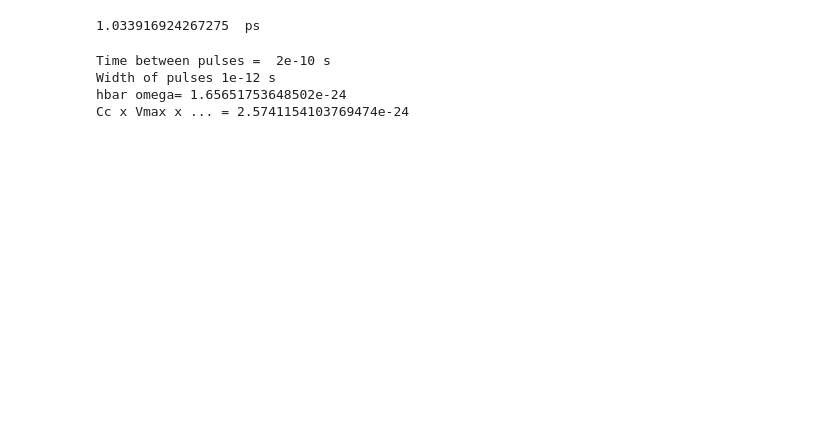
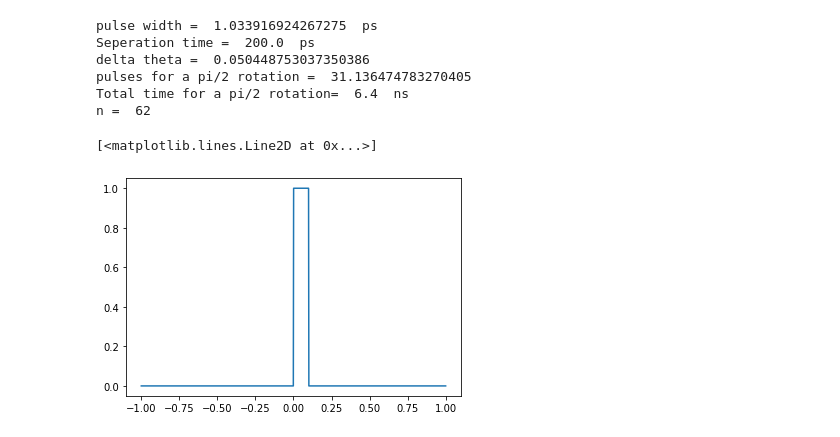
Before and after one commit to LeonG69/MRes, a Jupyter notebook: testing2.ipynb, the cells around one changed output. Cells and saved outputs as stored; diff of their text form; code cells hidden in the pictures; blank space fills up the shorter version.

```diff
--- a/testing2.ipynb
+++ b/testing2.ipynb
@@ -12,29 +12,37 @@ C_tot = C + C_c
 omega = 2*np.pi*5e9 # qubit frequency 5 GHz
 T_sep = 2*np.pi/omega # time between pulses
 K_j = 483597.8484e9 # flux quantum Hz/V
+Phi_0 = 2.067833758e-15 # flux quantum Wb
 V_max = 2e-3 # pulse height 2 mV
 pulse_width = 1/(V_max*K_j)
-print(pulse_width*1e12,' ps')
+delta_theta = C_c*Phi_0*np.sqrt((2*omega)/(hbar*C_tot))
+T_tot = (int(np.pi/(2*delta_theta)) + 1) * T_sep
+n = round(np.pi/(delta_theta))
+print("pulse width = ",pulse_width*1e12,' ps')
+print("Seperation time = ",T_sep*1e12,' ps')
+print("delta theta = ",delta_theta)
+print("pulses for a pi/2 rotation = ",np.pi/(2*delta_theta))
+print("Total time for a pi/2 rotation= ",T_tot*1e9,' ns')
+print("n = ", n)
 # %% [output]
-1.033916924267275  ps
+pulse width =  1.033916924267275  ps
+Seperation time =  200.0  ps
+delta theta =  0.050448753037350386
+pulses for a pi/2 rotation =  31.136474783270405
+Total time for a pi/2 rotation=  6.4  ns
+n =  62
 # %%
+# def ddf(x,width):
+#     val = np.zeros_like(x)
+#     val[(-(width/2)<=x) & (x<=(width/2))] = 1
+#     return val
+
 def ddf(x,width):
     val = np.zeros_like(x)
-    val[(-(width/2)<=x) & (x<=(width/2))] = 1
+    val[(0<=x) & (x<=(width))] = 1
     return val
+
+plt.plot(np.linspace(-1,1,1000),ddf(np.linspace(-1,1,1000),0.1))
+# %% [output]
+[<matplotlib.lines.Line2D at 0x...>]
+[figure, added]
-# %%
-n = 20
-time_sep = 1/5e9
-pulse_width = 1e-12
-print("Time between pulses = ",1/5e9,"s")
-print("Width of pulses", 1e-12,"s")
-print("hbar omega=",hbar*omega*0.5)
-print("Cc x Vmax x ... =",C_c*0.002*np.sqrt(hbar * omega * (1/(2*C))))
-
-a1 = hbar*omega*0.5
-a2 = C_c*0.002*np.sqrt(hbar * omega * (1/(2*C)))
-# %% [output]
-Time between pulses =  2e-10 s
-Width of pulses 1e-12 s
-hbar omega= 1.65651753648502e-24
-Cc x Vmax x ... = 2.5741154103769474e-24
```
Also changed, not shown: parts of 8 cells of this notebook.
